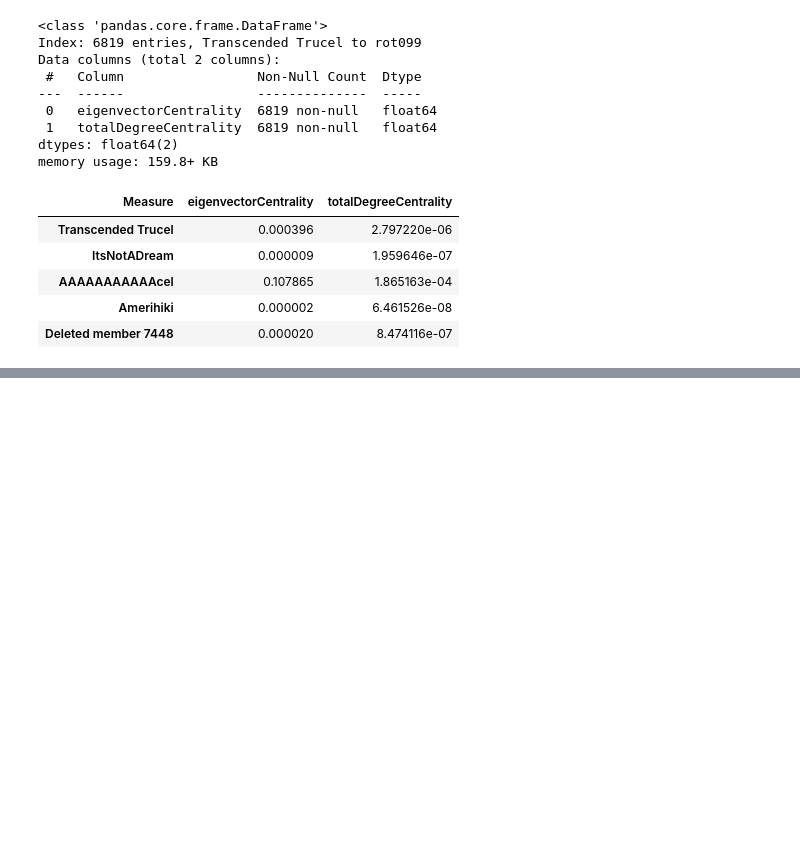
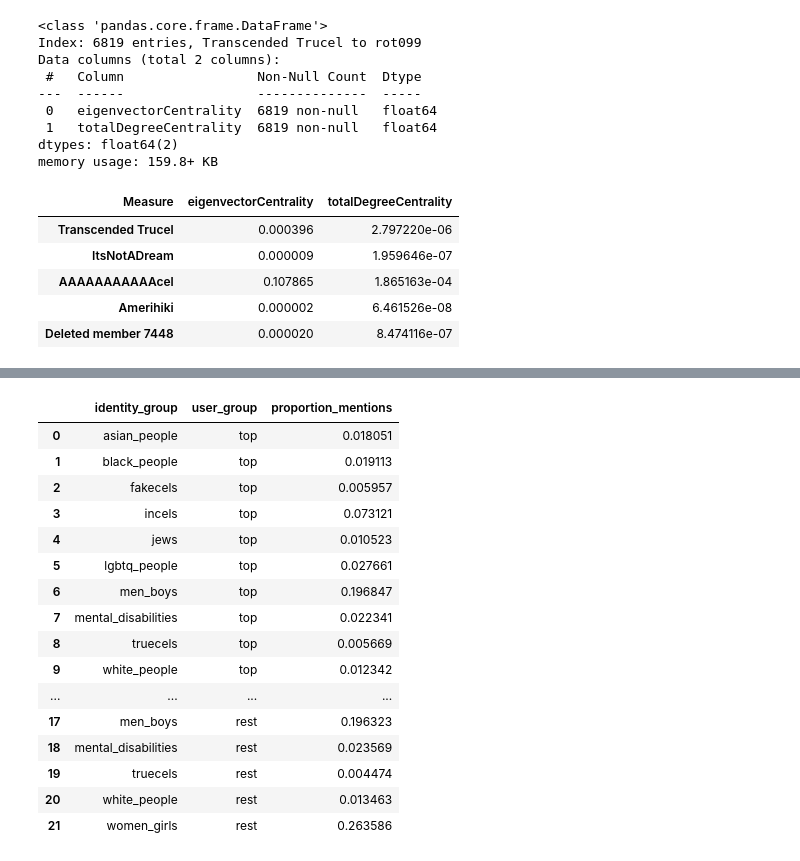
Before and after one commit to michaelmilleryoder/incels_identities, a Jupyter notebook: jupyter/central_users.ipynb, the cells around one changed output, grey strips where cells are left out. Drawn from its saved outputs; the diff is of its cells as text; code cells hidden in the pictures; blank space fills up the shorter version.

```diff
--- a/jupyter/central_users.ipynb
+++ b/jupyter/central_users.ipynb
@@ -43,0 +183,3 @@ px.bar(selected, x=selected.index, y='eigenvectorCentrality')
+# %%
+top_exploded = exploded[exploded['username'].isin(highest_eigen.index)]
+len(top_exploded)
@@ -43,0 +232,24 @@ px.bar(selected, x=selected.index, y='eigenvectorCentrality')
+# %%
+counts = top_counts.to_frame(name='top')
+counts['rest'] = rest_counts
+# long = counts.reset_index().melt(id_vars='identity_group', value_vars=['top', 'rest'], var_name='user_group', value_name='mentions_per_post')
+long = counts.reset_index().melt(id_vars='identity_group', value_vars=['top', 'rest'], var_name='user_group', value_name='proportion_mentions')
+long
+# %% [output]
+|  | identity_group | user_group | proportion_mentions |
+| 0 | asian_people | top | 0.018051 |
+| 1 | black_people | top | 0.019113 |
+| 2 | fakecels | top | 0.005957 |
+| 3 | incels | top | 0.073121 |
+| 4 | jews | top | 0.010523 |
+| 5 | lgbtq_people | top | 0.027661 |
+| 6 | men_boys | top | 0.196847 |
+| 7 | mental_disabilities | top | 0.022341 |
+| 8 | truecels | top | 0.005669 |
+| 9 | white_people | top | 0.012342 |
+| ... | ... | ... | ... |
+| 17 | men_boys | rest | 0.196323 |
+| 18 | mental_disabilities | rest | 0.023569 |
+| 19 | truecels | rest | 0.004474 |
+| 20 | white_people | rest | 0.013463 |
+| 21 | women_girls | rest | 0.263586 |
```
Also changed, not shown: parts of 31 cells of this notebook, 1 other file.
